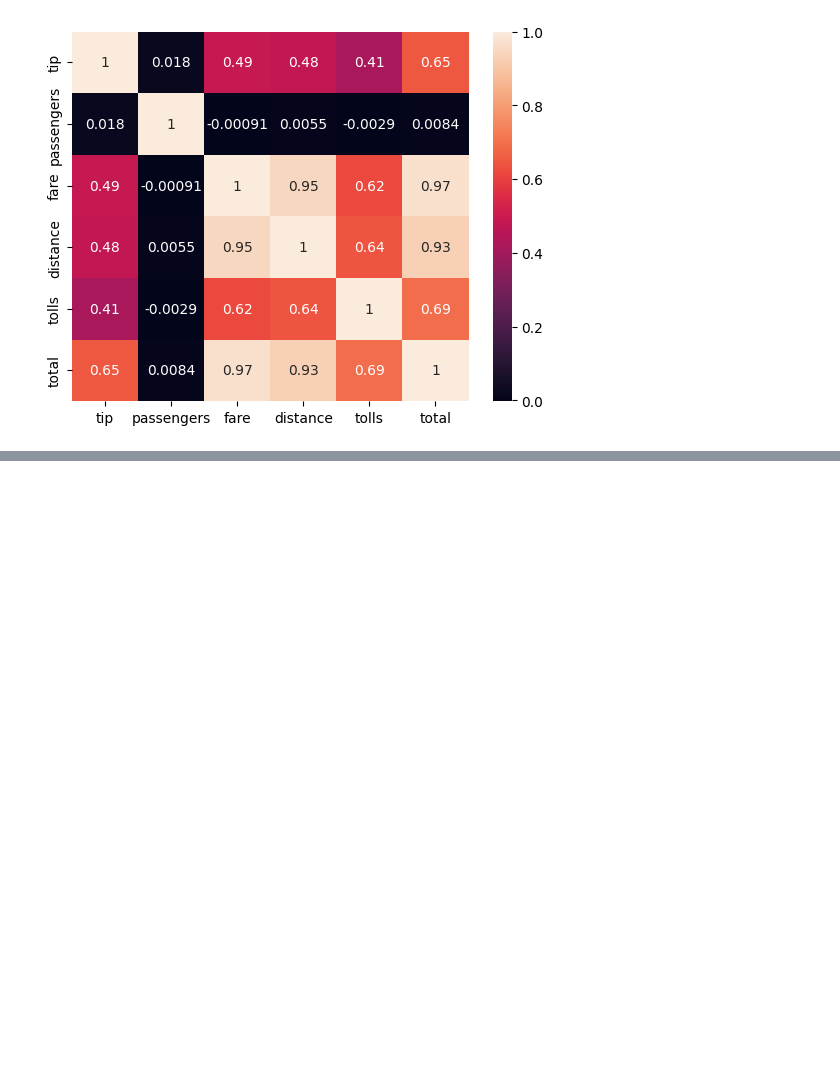
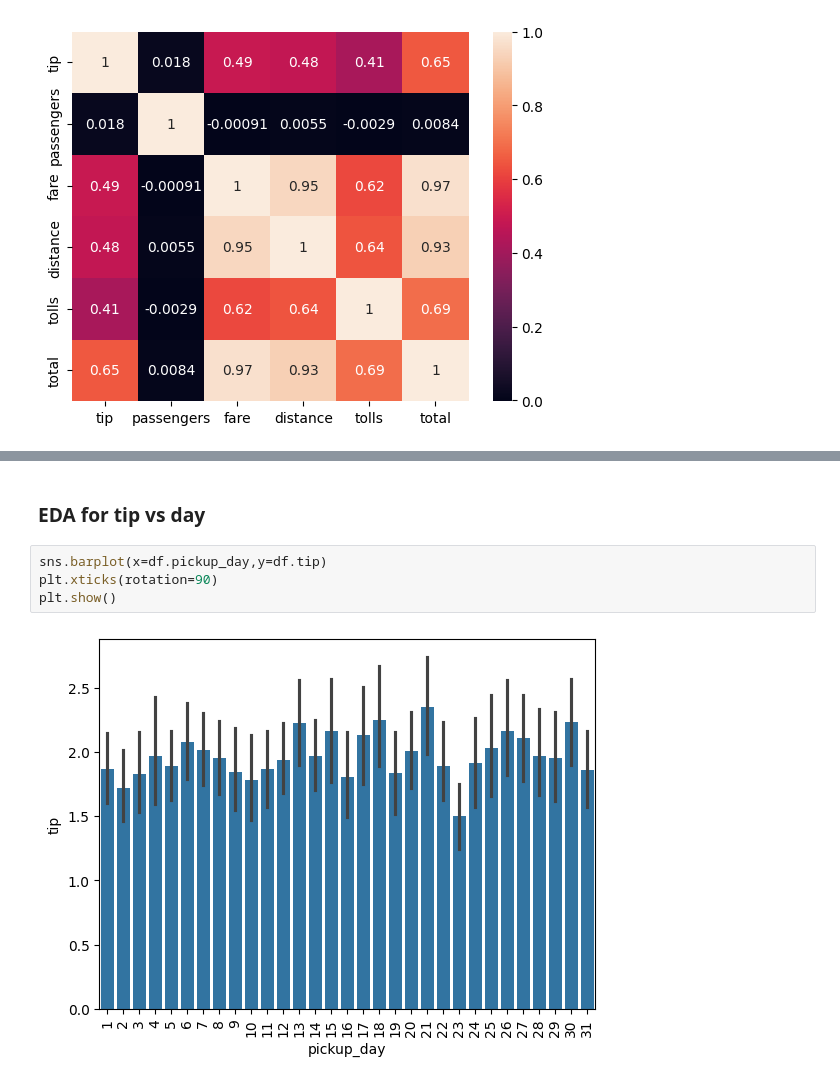
Before and after one commit to manjunath1005/Seaborn-Taxis-EDA, a Jupyter notebook: EDA_taxis.ipynb, the cells around one changed output, grey strips where cells are left out. Drawn from its saved outputs; the diff is of its cells as text; blank space fills up the shorter version.

```diff
--- a/EDA_taxis.ipynb
+++ b/EDA_taxis.ipynb
@@ -666,0 +793,8 @@ plt.show()
+# %% [markdown]
+### EDA for tip vs day
+# %%
+sns.barplot(x=df.pickup_day,y=df.tip)
+plt.xticks(rotation=90)
+plt.show()
+# %% [output]
+[figure, added]
```
Also changed, not shown: parts of 73 cells of this notebook.
